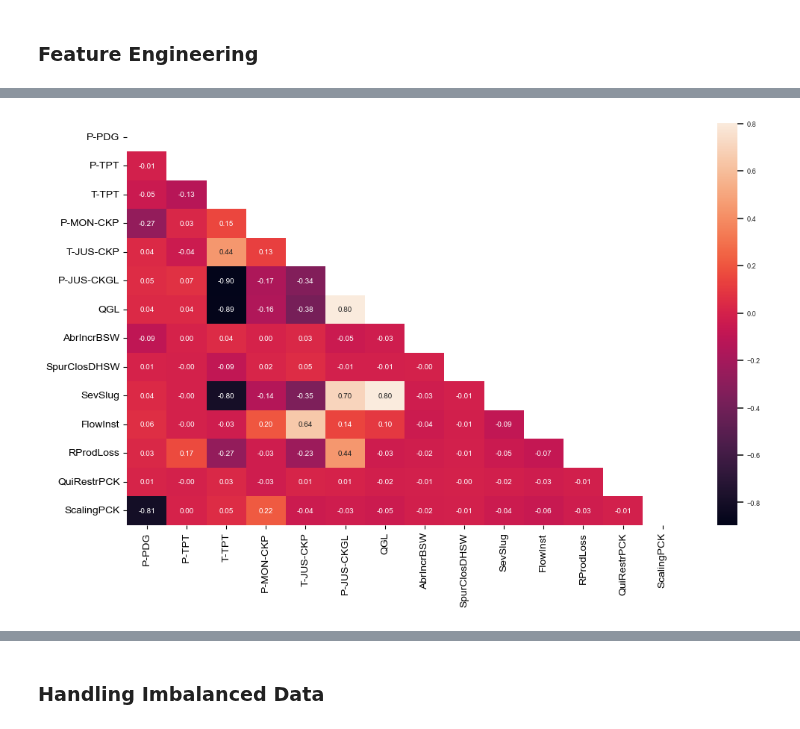
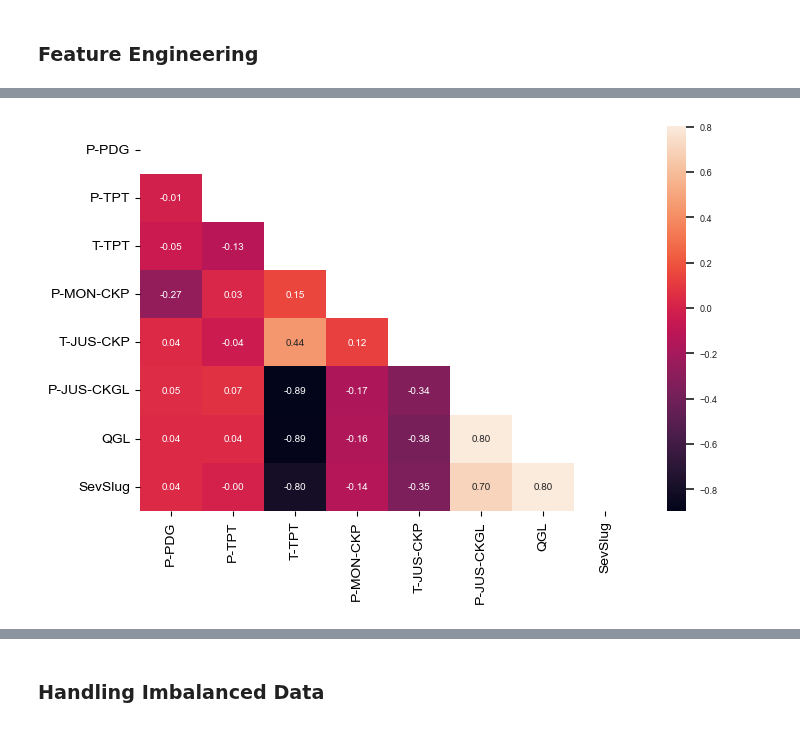
Before and after one commit to RealDyllon/3W-Petrobras, a Jupyter notebook: overviews/_baseline/ExploratoryDataAnalysis.ipynb, the cells around one changed output, grey strips where cells are left out. Cells and saved outputs as stored; diff of their text form; code cells hidden in the pictures.

Commit message:
fixed data scaling

```diff
--- a/overviews/_baseline/ExploratoryDataAnalysis.ipynb
+++ b/overviews/_baseline/ExploratoryDataAnalysis.ipynb
@@ -261,5 +239,30 @@ df.shape
 # %% [markdown]
 ### Feature Engineering
 # %%
+dt_feat = df_clean
+
 # Change 'label' column to object dtype
-df['label'] = df['label'].astype('object')
+dt_feat['label'] = dt_feat['label'].astype('object')
+
+# Create boolean columns for each label
+label_dummies = pd.get_dummies(dt_feat['label'], prefix='label')
+dt_feat = pd.concat([dt_feat, label_dummies], axis=1)
+
+# Rename boolean columns
+column_names = {
+    'label_0': 'Normal',
+    'label_1': 'AbrIncrBSW',
+    'label_2': 'SpurClosDHSW',
+    'label_3': 'SevSlug',
+    'label_4': 'FlowInst',
+    'label_5': 'RProdLoss',
+    'label_6': 'QuiRestrPCK',
+    'label_7': 'ScalingPCK',
+    'label_8': 'HydrProdLine'
+}
+dt_feat = dt_feat.rename(columns=column_names)
+
+# Drop the original 'label' column and Normal column, since all other events must be 0
+dt_feat = dt_feat.drop(['label','Normal'], axis=1)
+
+dt_feat.info()
@@ -324,0 +287,13 @@ memory usage: 826.3+ MB
+# %%
+dt_feat_target = dt_feat.drop([
+    'AbrIncrBSW',
+    'SpurClosDHSW',
+#     'SevSlug',
+    'FlowInst',
+    'RProdLoss',
+    'QuiRestrPCK',
+    'ScalingPCK'
+#     ,'HydrProdLine'
+], axis=1)
+
+dt_feat_target.info()
@@ -325,14 +318,14 @@ memory usage: 826.3+ MB
 # %%
 # Computing the correlations
-corr = df.corr()
+corr = dt_feat_target.corr()
 
 # Creating a boolean mask for the upper triangle
 mask = np.triu(np.ones_like(corr, dtype=bool))
 
 # Plotting the heatmap with the mask
-fig, ax = plt.subplots(figsize=(12, 7))
+fig, ax = plt.subplots(figsize=(8, 5))
 sns.set(font_scale=0.6)
 sns.heatmap(corr, annot=True, mask=mask, ax=ax, fmt='.2f')
 plt.show()
 # %% [output]
-[figure, old version]
+[figure, new version]
```
Also changed, not shown: parts of 41 cells of this notebook.
